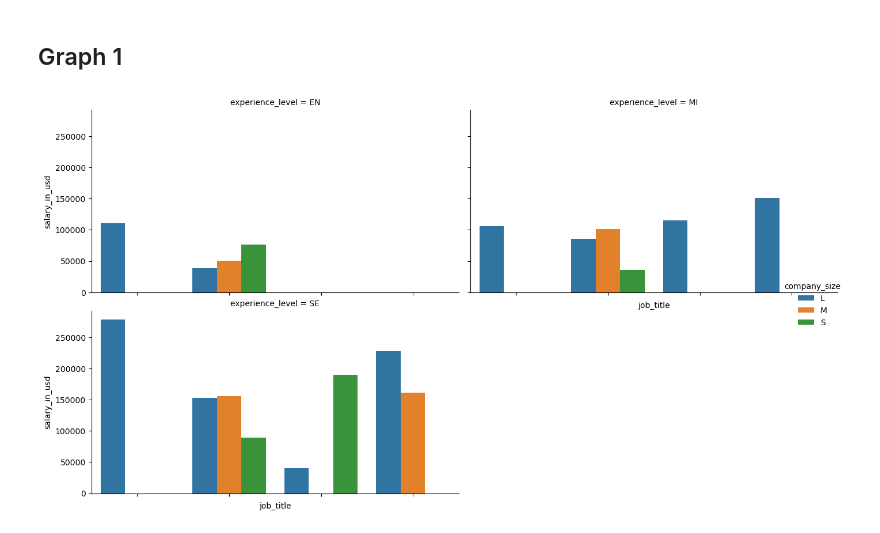
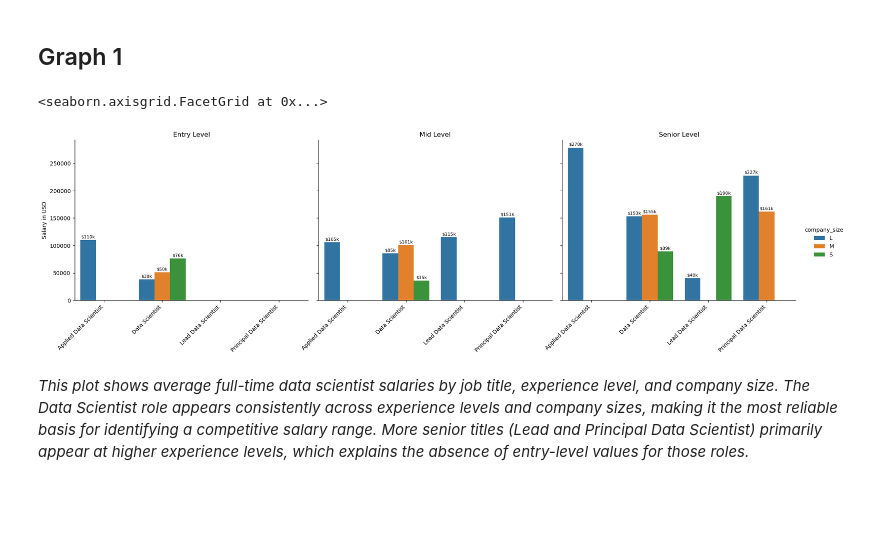
Before and after one commit to Evebarr20/DSE5002_Project1, a Jupyter notebook: Project_01.ipynb, the cells around one changed output. Drawn from its saved outputs; the diff is of its cells as text; code cells hidden in the pictures; blank space fills up the shorter version.

Commit message:
Finish Plot 1

```diff
--- a/Project_01.ipynb
+++ b/Project_01.ipynb
@@ -563,24 +563,58 @@ new_df
 # %% [markdown]
 ## Graph 1
 # %%
-ax = sns.catplot(
-    new_df, kind = "bar",
-    x = "job_title", y = "salary_in_usd", col = "experience_level", hue = "company_size",
-    col_wrap = 2, height = 5, aspect = 1.3, errorbar = None
+# Map experience level codes to readable labels
+experience_level_labels = {
+    "EN": "Entry Level",
+    "MI": "Mid Level",
+    "SE": "Senior Level",
+}
+
+# ---------------------------------------------------------
+# Create faceted bart chat
+# - Average salary by job title
+# - Faceted by experience level
+# - Colored by company size
+# ----------------------------------------------------------
+salary_facet_grid = sns.catplot(
+    data = new_df,
+    kind = "bar",
+    x = "job_title",
+    y = "salary_in_usd",
+    col = "experience_level",
+    hue = "company_size",
+    aspect = 1.3, #  ?
 )
-# fix the job titles labels
-ax.set_xticklabels(rotation = 45, ha = "right")
-plt.tight_layout()
-plt.subplots_adjust(bottom=0.30)  # increase if still cut off (try 0.30)
-plt.show()
 
-# text labels with each bar value
-for a in ax.axes.flat:
-    for container in a.containers:
+# Rotate job title labels for readability
+salary_facet_grid.set_xticklabels(rotation = 45, ha = "right")
+
+#------------------------------------------------------------
+# Add value labels to each bar
+# rename facet titles using the readable experience labels
+#------------------------------------------------------------
+for axis in salary_facet_grid.axes.flat:
+    for container in axis.containers:
         labels = [
             f"${int(v/1000)}k" if v > 0 else ""
             for v in container.datavalues
         ]
-        a.bar_label(container, labels=labels, fontsize=8, padding=2)
+        axis.bar_label(
+            container,
+            labels=labels,
+            fontsize=8,
+            padding=2
+        )
+    # Replace facet titles like "experience_level = EN"
+    # with readable titles like "Entry Level"
+    title = axis.get_title()
+    experience_code = title.split(" = ")[-1]
+    axis.set_title(experience_level_labels.get(experience_code))
+
+# add y-axis label
+salary_facet_grid.set_axis_labels("", "Salary in USD")
 # %% [output]
+<seaborn.axisgrid.FacetGrid at 0x...>
-[figure, old version]
+[figure, new version]
+# %% [markdown]
+*This plot shows average full-time data scientist salaries by job title, experience level, and company size. The Data Scientist role appears consistently across experience levels and company sizes, making it the most reliable basis for identifying a competitive salary range. More senior titles (Lead and Principal Data Scientist) primarily appear at higher experience levels, which explains the absence of entry-level values for those roles.*
```
Also changed, not shown: 1 other file.
